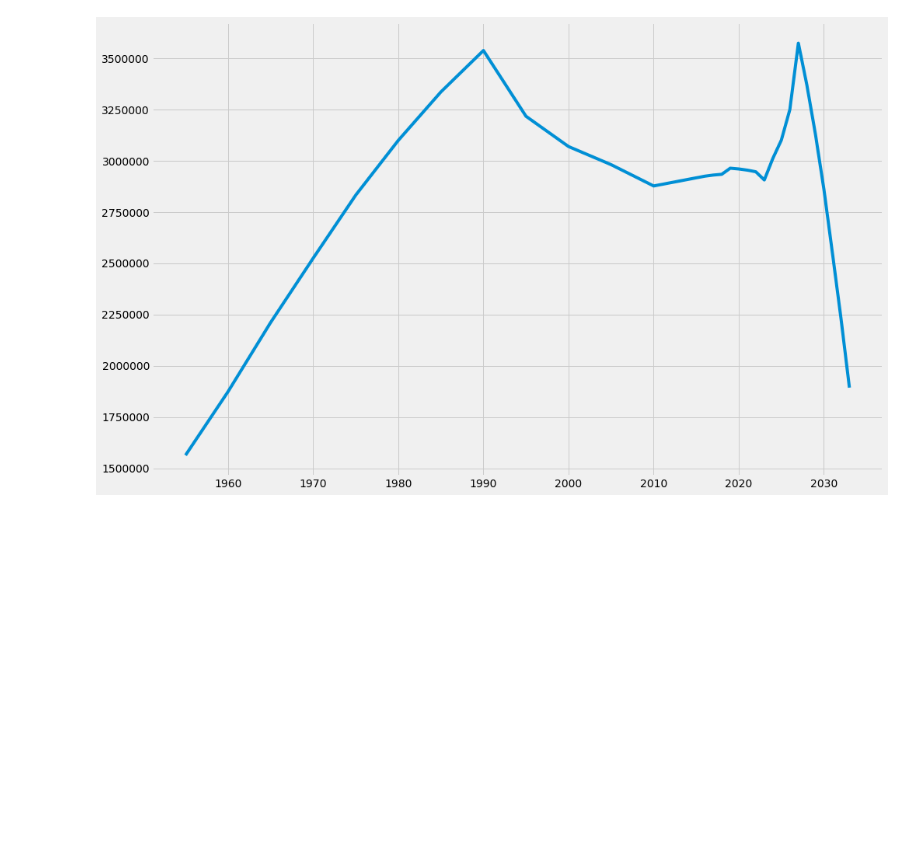
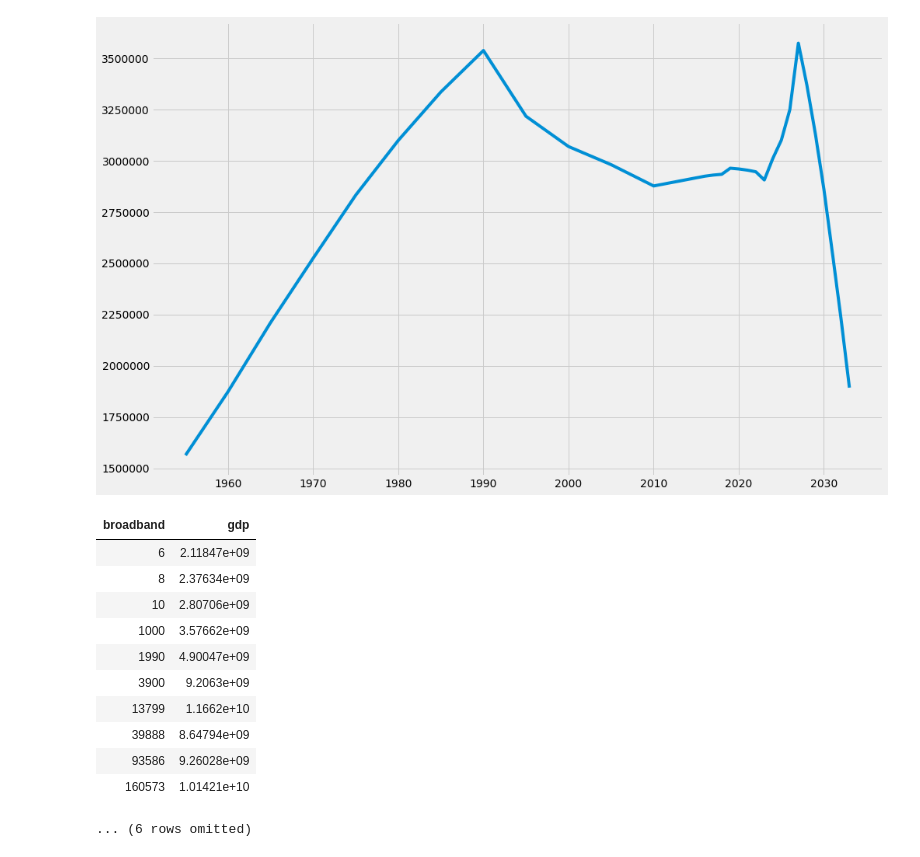
Before and after one commit to ArturAyvazyanTUMO/pdsfp, a Jupyter notebook: app.ipynb, the cells around one changed output. Cells and saved outputs as stored; diff of their text form; code cells hidden in the pictures; blank space fills up the shorter version.

```diff
--- a/app.ipynb
+++ b/app.ipynb
@@ -215,3 +206,25 @@ plt.plot(armTabl.column(0),removeComma(armTabl.column(1)))
 plt.show()
 # %% [output]
 [figure]
+# %%
+def str_to_float(clm):
+    return float(clm);
+
+t1int=t.apply(str_to_float,0)
+t2int=t.apply(str_to_float,1)
+newt= Table().with_columns('broadband', t1int,
+                          'gdp', t2int)
+newt
+# %% [output]
+| broadband | gdp |
+| 6 | 2.11847e+09 |
+| 8 | 2.37634e+09 |
+| 10 | 2.80706e+09 |
+| 1000 | 3.57662e+09 |
+| 1990 | 4.90047e+09 |
+| 3900 | 9.2063e+09 |
+| 13799 | 1.1662e+10 |
+| 39888 | 8.64794e+09 |
+| 93586 | 9.26028e+09 |
+| 160573 | 1.01421e+10 |
+... (6 rows omitted)
```
Also changed, not shown: parts of 11 cells of this notebook, 50 other files.
